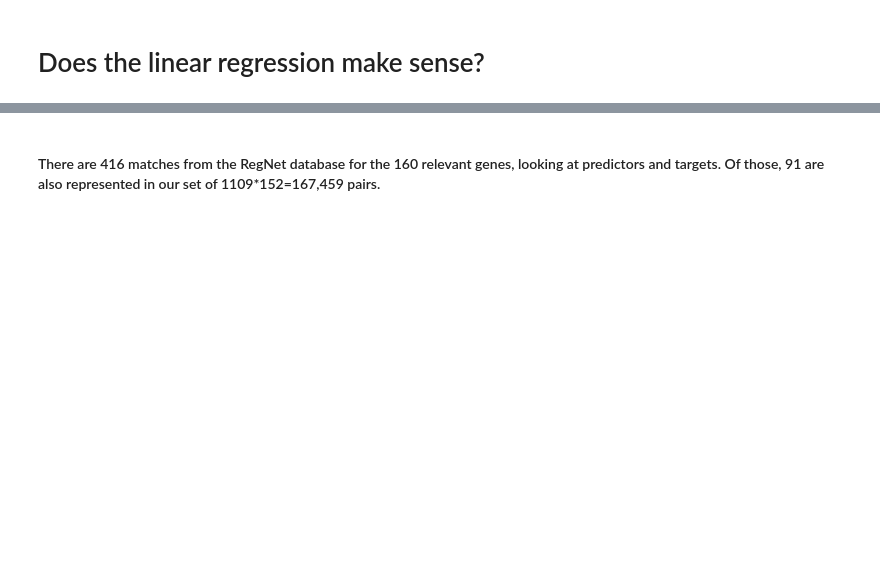
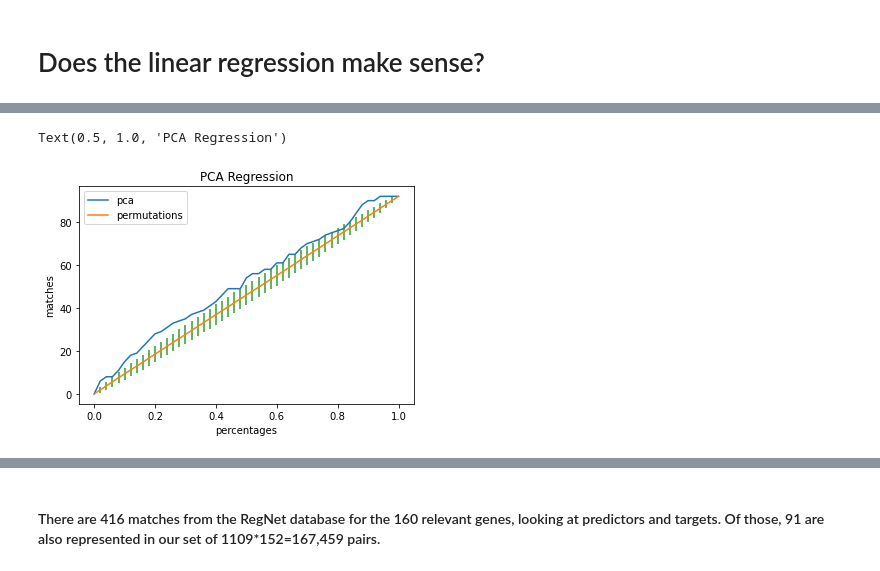
Before and after one commit to antschum/thesis, a Jupyter notebook: GeneAnalysis.ipynb, the cells around one changed output, grey strips where cells are left out. Saved outputs shown, nothing was run; the diff lists cells and outputs as text; code cells hidden in the pictures; blank space fills up the shorter version.

```diff
--- a/GeneAnalysis.ipynb
+++ b/GeneAnalysis.ipynb
@@ -58,0 +77,9 @@ ax.legend()
+# %%
+ax = sns.lineplot(data = pca_count160, x='percentages', y = 'matches',label='pca')
+ax = sns.lineplot(data = pca_permut160, x ='percentages', y = 'mean', label='permutations')
+ax.errorbar(pca_permut160['percentages'], pca_permut160['mean'], yerr=pca_permut160['std'], fmt=' ', zorder=-1)
+ax.legend()
+ax.set_title('PCA Regression')
+# %% [output]
+Text(0.5, 1.0, 'PCA Regression')
+[figure, added]
```
Also changed, not shown: parts of 27 cells of this notebook.
